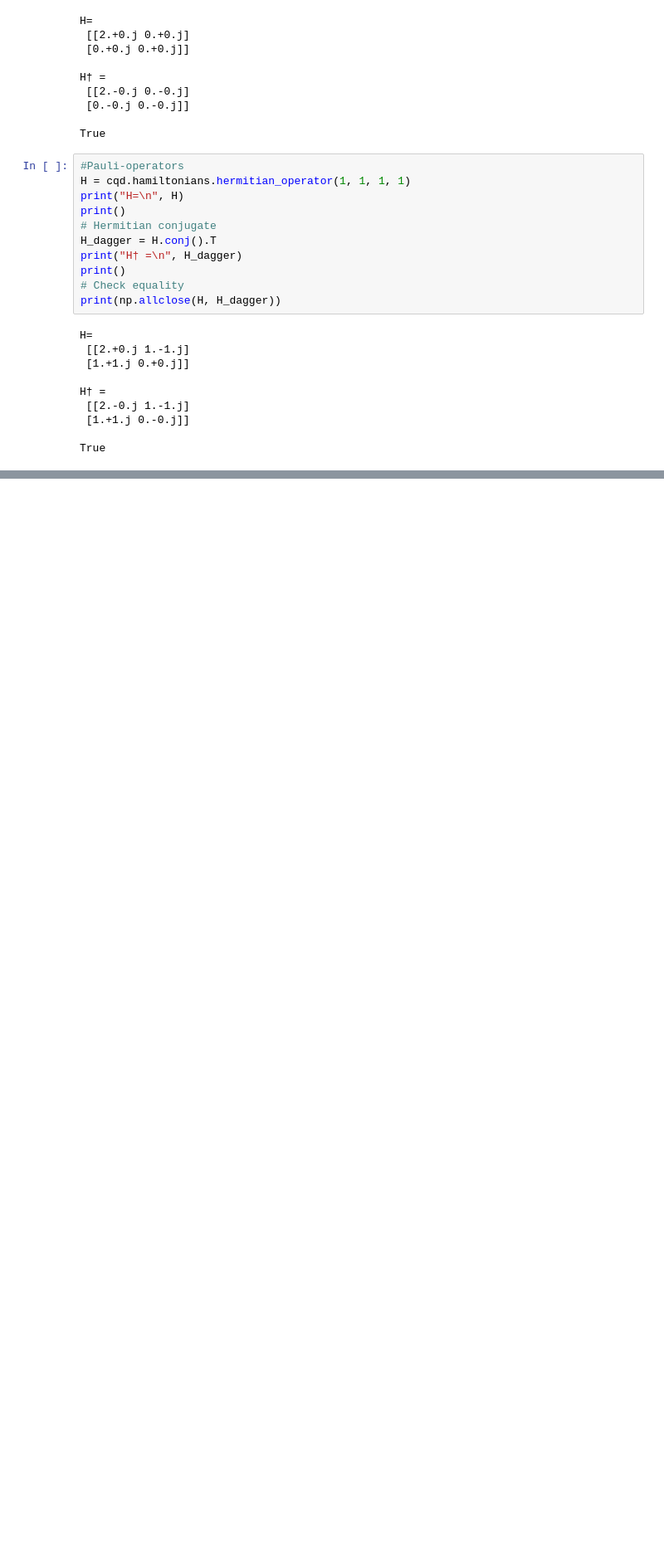
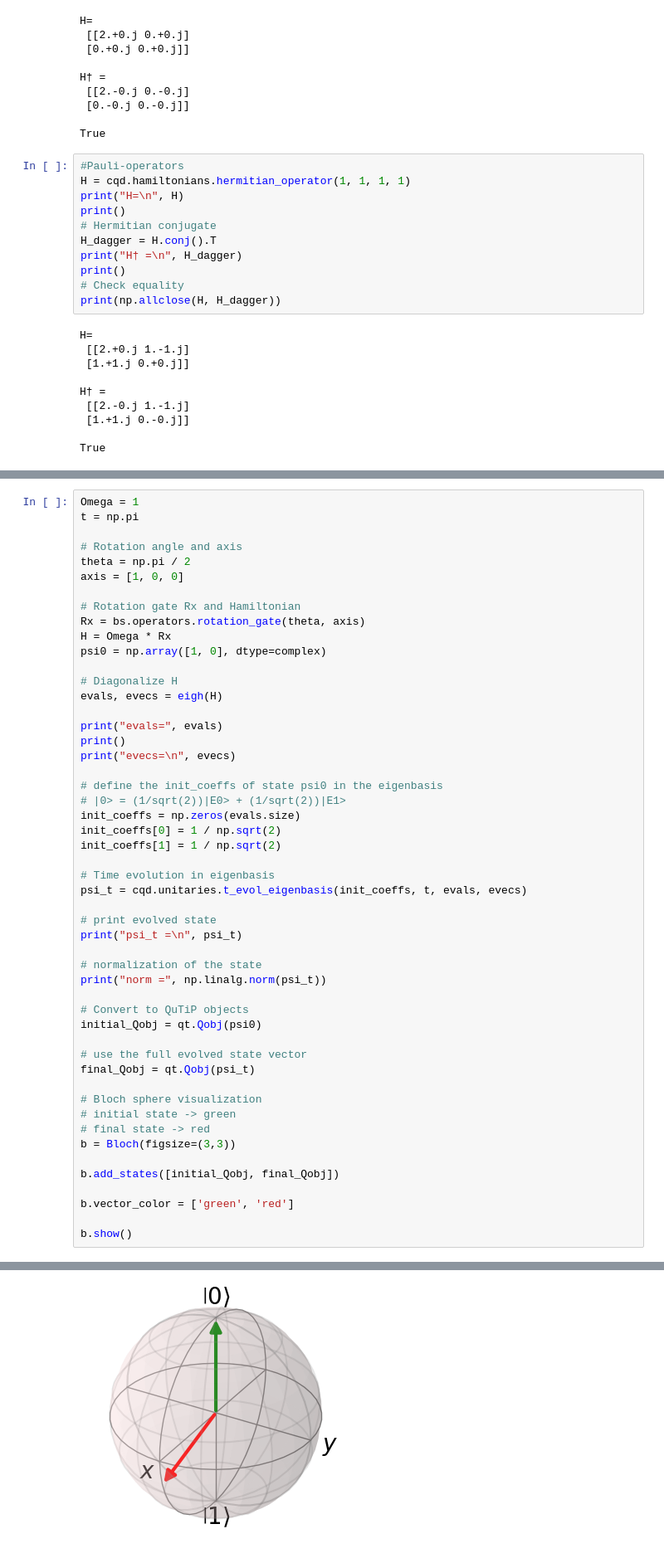
Before and after one commit to Abiyzelalem27/QuantumDynamicsLab, a Jupyter notebook: lecture_5.ipynb, the cells around one changed output, grey strips where cells are left out. Shown at 83% size. Saved outputs shown, nothing was run; the diff lists cells and outputs as text; blank space fills up the shorter version.

```diff
--- a/lecture_5.ipynb
+++ b/lecture_5.ipynb
@@ -245,0 +427,52 @@ Evolved state=
+# %%
+Omega = 1
+t = np.pi
+
+# Rotation angle and axis
+theta = np.pi / 2
+axis = [1, 0, 0]
+
+# Rotation gate Rx and Hamiltonian
+Rx = bs.operators.rotation_gate(theta, axis)
+H = Omega * Rx
+psi0 = np.array([1, 0], dtype=complex)
+
+# Diagonalize H
+evals, evecs = eigh(H)
+
+print("evals=", evals)
+print()
+print("evecs=\n", evecs)
+
+# define the init_coeffs of state psi0 in the eigenbasis
+# |0> = (1/sqrt(2))|E0> + (1/sqrt(2))|E1>
+init_coeffs = np.zeros(evals.size)
+init_coeffs[0] = 1 / np.sqrt(2)
+init_coeffs[1] = 1 / np.sqrt(2)
+
+# Time evolution in eigenbasis
+psi_t = cqd.unitaries.t_evol_eigenbasis(init_coeffs, t, evals, evecs)
+
+# print evolved state
+print("psi_t =\n", psi_t)
+
+# normalization of the state
+print("norm =", np.linalg.norm(psi_t))
+
+# Convert to QuTiP objects
+initial_Qobj = qt.Qobj(psi0)
+
+# use the full evolved state vector
+final_Qobj = qt.Qobj(psi_t)
+
+# Bloch sphere visualization
+# initial state -> green
+# final state -> red
+b = Bloch(figsize=(3,3))
+
+b.add_states([initial_Qobj, final_Qobj])
+
+b.vector_color = ['green', 'red']
+
+b.show()
+# %% [output]
@@ -245,0 +487 @@ Evolved state=
+[figure, added]
```
Also changed, not shown: parts of 16 cells of this notebook.
